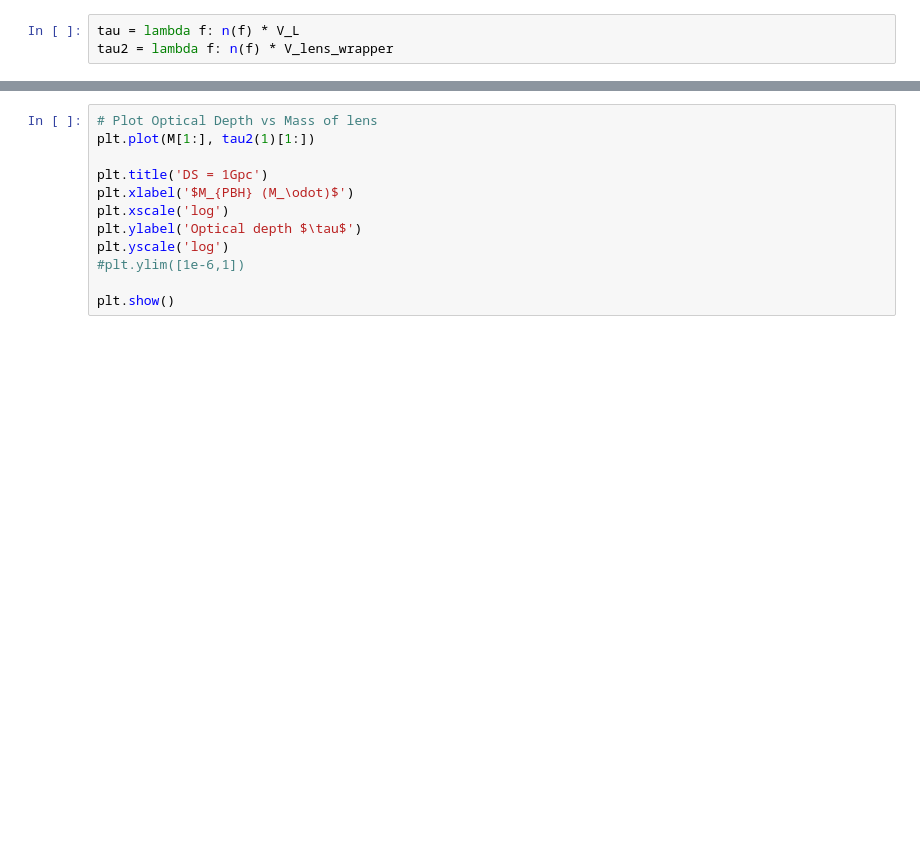
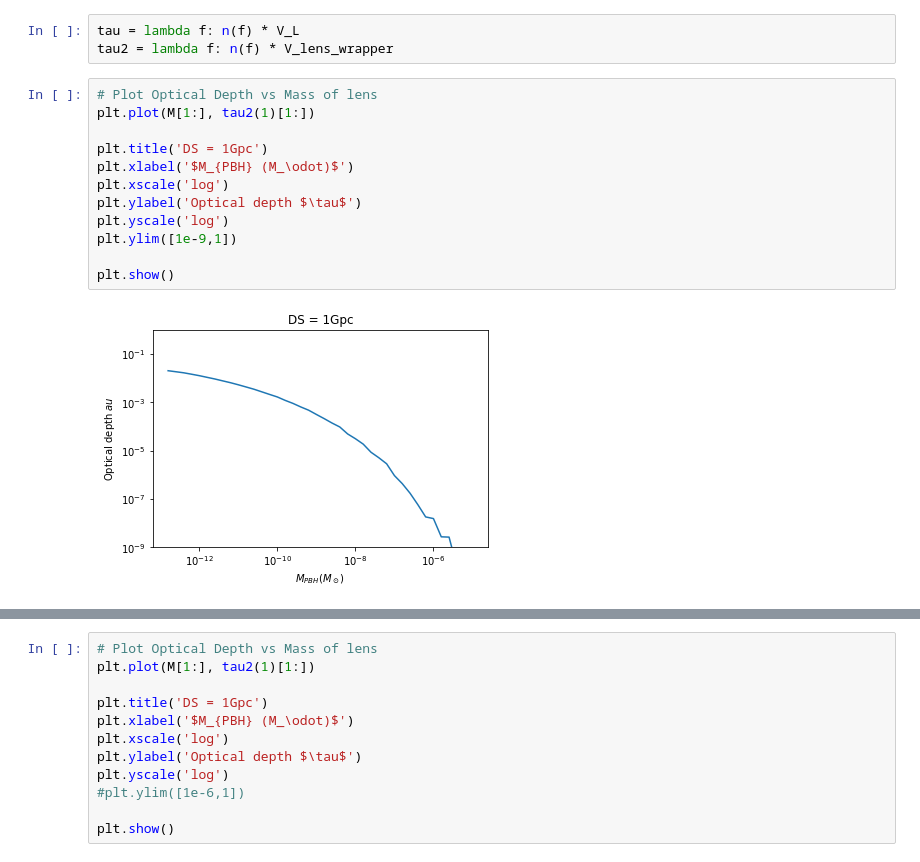
Before and after one commit to avalluvan/Gravitational-Microlensing, a Jupyter notebook: Documentation/Task 3/GRB_Lensing_Parallax_2.ipynb, the cells around one changed output, grey strips where cells are left out. Drawn from its saved outputs; the diff is of its cells as text; blank space fills up the shorter version.

```diff
--- a/Documentation/Task 3/GRB_Lensing_Parallax_2.ipynb
+++ b/Documentation/Task 3/GRB_Lensing_Parallax_2.ipynb
@@ -761,6 +761,20 @@ print(n(1))
 # %%
 tau = lambda f: n(f) * V_L
 tau2 = lambda f: n(f) * V_lens_wrapper
+# %%
+# Plot Optical Depth vs Mass of lens
+plt.plot(M[1:], tau2(1)[1:])
+
+plt.title('DS = 1Gpc')
+plt.xlabel('$M_{PBH} (M_\odot)$')
+plt.xscale('log')
+plt.ylabel('Optical depth $\tau$')
+plt.yscale('log')
+plt.ylim([1e-9,1])
+
+plt.show()
+# %% [output]
+[figure, added]
 # %%
 # Plot Optical Depth vs Mass of lens
 plt.plot(M[:30], tau2(1)[:30])
```
Also changed, not shown: parts of 12 cells of this notebook.
